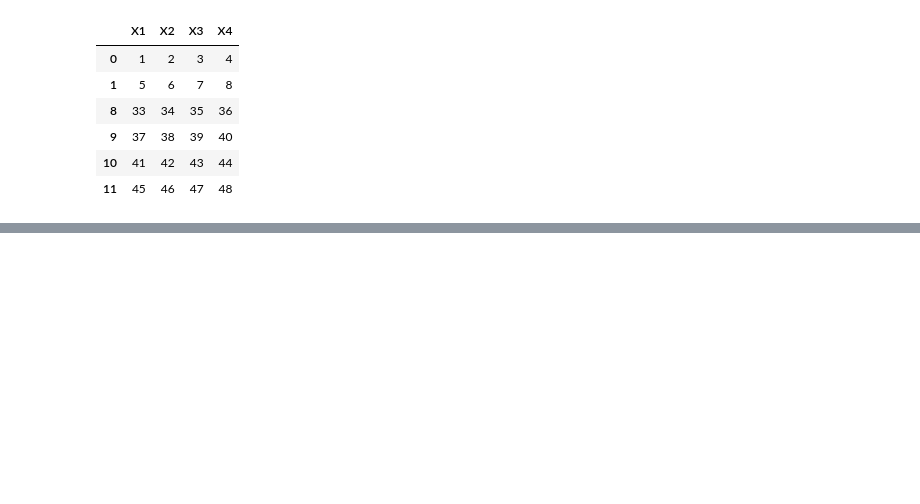
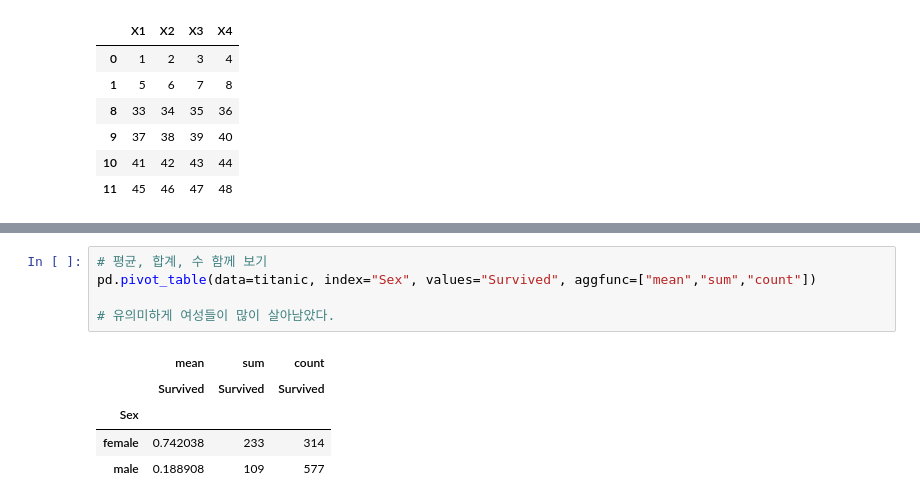
Before and after one commit to chaeryeon823/Python_Data-Analysis, a Jupyter notebook: part4_pandas.ipynb, the cells around one changed output, grey strips where cells are left out. Drawn from its saved outputs; the diff is of its cells as text; blank space fills up the shorter version.

```diff
--- a/part4_pandas.ipynb
+++ b/part4_pandas.ipynb
@@ -166,0 +243,11 @@ df.iloc[3:8, 0:2]
+# %%
+# 평균, 합계, 수 함께 보기
+pd.pivot_table(data=titanic, index="Sex", values="Survived", aggfunc=["mean","sum","count"])
+
+# 유의미하게 여성들이 많이 살아남았다.
+# %% [output]
+|  | mean | sum | count |
+|  | Survived | Survived | Survived |
+| Sex |  |  |  |
+| female | 0.742038 | 233 | 314 |
+| male | 0.188908 | 109 | 577 |
```
Also changed, not shown: parts of 9 cells of this notebook, 1 other file.
